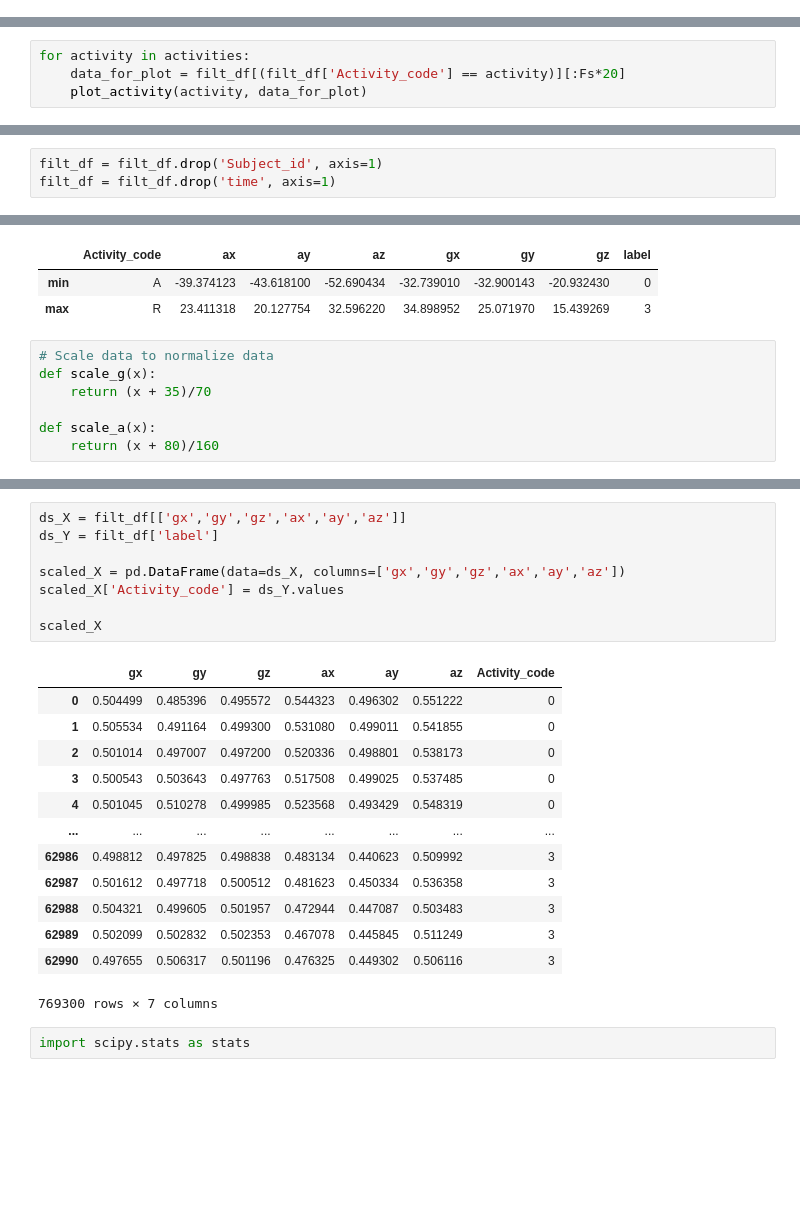
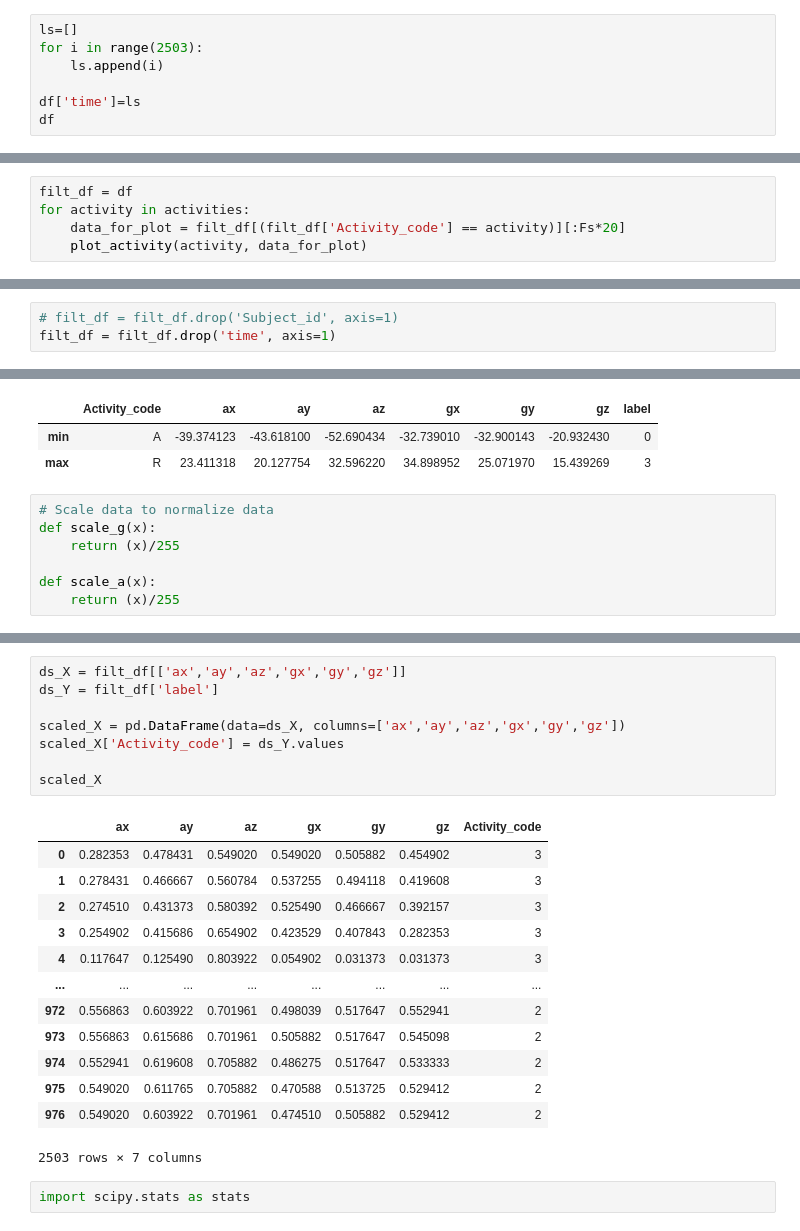
Before and after one commit to uosjapuelks/capstoneml, a Jupyter notebook: notebook/main_conv.ipynb, the cells around one changed output, grey strips where cells are left out. Saved outputs shown, nothing was run; the diff lists cells and outputs as text; blank space fills up the shorter version.

```diff
--- a/notebook/main_conv.ipynb
+++ b/notebook/main_conv.ipynb
@@ -35,0 +57,7 @@ for f in files:
+# %%
+ls=[]
+for i in range(2503):
+    ls.append(i)
+
+df['time']=ls
+df
@@ -105,6 +147,7 @@ Index(['A', 'G', 'P', 'R'], dtype='object')
 # %% [markdown]
 # Visualise Data
 # %%
+filt_df = df
 for activity in activities:
     data_for_plot = filt_df[(filt_df['Activity_code'] == activity)][:Fs*20]
     plot_activity(activity, data_for_plot)
@@ -116,5 +159,5 @@ for activity in activities:
 # %%
-filt_df = filt_df.drop('Subject_id', axis=1)
+# filt_df = filt_df.drop('Subject_id', axis=1)
 filt_df = filt_df.drop('time', axis=1)
 # %%
 import tensorflow as tf
@@ -149,10 +192,10 @@ filt_df.apply(minMax)
 # %%
 # Scale data to normalize data
 def scale_g(x):
-    return (x + 35)/70
+    return (x)/255
 
 def scale_a(x):
-    return (x + 80)/160
+    return (x)/255
 # %%
 filt_df['gx'] = filt_df['gx'].apply(scale_g)
 filt_df['gy'] = filt_df['gy'].apply(scale_g)
@@ -179,25 +222,25 @@ filt_df
 # %%
-ds_X = filt_df[['gx','gy','gz','ax','ay','az']]
+ds_X = filt_df[['ax','ay','az','gx','gy','gz']]
 ds_Y = filt_df['label']
 
-scaled_X = pd.DataFrame(data=ds_X, columns=['gx','gy','gz','ax','ay','az'])
+scaled_X = pd.DataFrame(data=ds_X, columns=['ax','ay','az','gx','gy','gz'])
 scaled_X['Activity_code'] = ds_Y.values
 
 scaled_X
 # %% [output]
-|  | gx | gy | gz | ax | ay | az | Activity_code |
-| 0 | 0.504499 | 0.485396 | 0.495572 | 0.544323 | 0.496302 | 0.551222 | 0 |
-| 1 | 0.505534 | 0.491164 | 0.499300 | 0.531080 | 0.499011 | 0.541855 | 0 |
-| 2 | 0.501014 | 0.497007 | 0.497200 | 0.520336 | 0.498801 | 0.538173 | 0 |
-| 3 | 0.500543 | 0.503643 | 0.497763 | 0.517508 | 0.499025 | 0.537485 | 0 |
-| 4 | 0.501045 | 0.510278 | 0.499985 | 0.523568 | 0.493429 | 0.548319 | 0 |
+|  | ax | ay | az | gx | gy | gz | Activity_code |
+| 0 | 0.282353 | 0.478431 | 0.549020 | 0.549020 | 0.505882 | 0.454902 | 3 |
+| 1 | 0.278431 | 0.466667 | 0.560784 | 0.537255 | 0.494118 | 0.419608 | 3 |
+| 2 | 0.274510 | 0.431373 | 0.580392 | 0.525490 | 0.466667 | 0.392157 | 3 |
+| 3 | 0.254902 | 0.415686 | 0.654902 | 0.423529 | 0.407843 | 0.282353 | 3 |
+| 4 | 0.117647 | 0.125490 | 0.803922 | 0.054902 | 0.031373 | 0.031373 | 3 |
 | ... | ... | ... | ... | ... | ... | ... | ... |
-| 62986 | 0.498812 | 0.497825 | 0.498838 | 0.483134 | 0.440623 | 0.509992 | 3 |
-| 62987 | 0.501612 | 0.497718 | 0.500512 | 0.481623 | 0.450334 | 0.536358 | 3 |
-| 62988 | 0.504321 | 0.499605 | 0.501957 | 0.472944 | 0.447087 | 0.503483 | 3 |
-| 62989 | 0.502099 | 0.502832 | 0.502353 | 0.467078 | 0.445845 | 0.511249 | 3 |
-| 62990 | 0.497655 | 0.506317 | 0.501196 | 0.476325 | 0.449302 | 0.506116 | 3 |
+| 972 | 0.556863 | 0.603922 | 0.701961 | 0.498039 | 0.517647 | 0.552941 | 2 |
+| 973 | 0.556863 | 0.615686 | 0.701961 | 0.505882 | 0.517647 | 0.545098 | 2 |
+| 974 | 0.552941 | 0.619608 | 0.705882 | 0.486275 | 0.517647 | 0.533333 | 2 |
+| 975 | 0.549020 | 0.611765 | 0.705882 | 0.470588 | 0.513725 | 0.529412 | 2 |
+| 976 | 0.549020 | 0.603922 | 0.701961 | 0.474510 | 0.505882 | 0.529412 | 2 |
-769300 rows × 7 columns
+2503 rows × 7 columns
 # %%
 import scipy.stats as stats
 # %%
```
Also changed, not shown: parts of 28 cells of this notebook, 1 other file.
